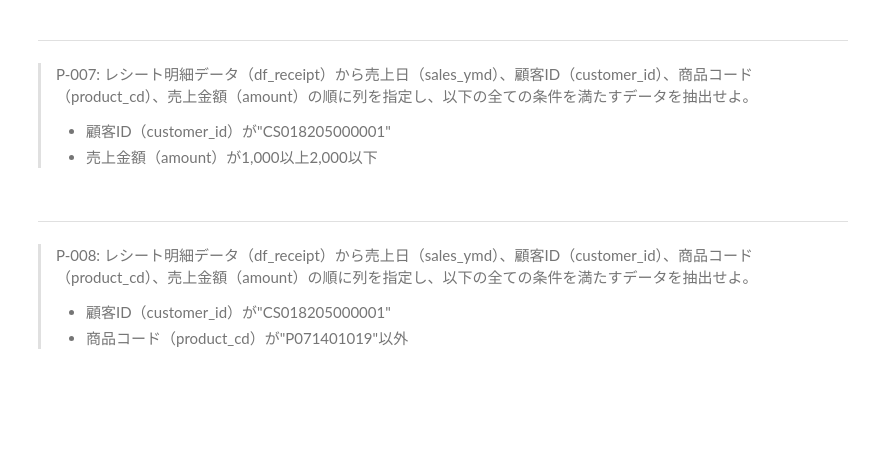
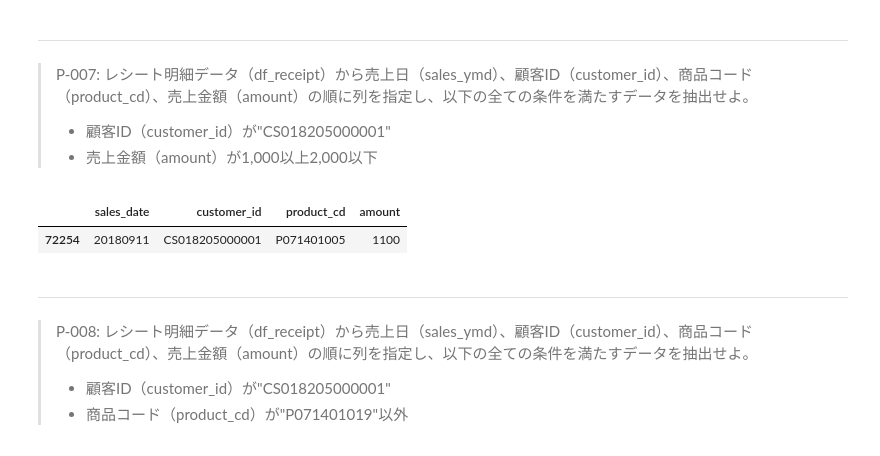
Before and after one commit to dikokib/100knock, a Jupyter notebook: preprocess_knock_Python.ipynb, the cells around one changed output. Cells and saved outputs as stored; diff of their text form; code cells hidden in the pictures; blank space fills up the shorter version.

```diff
--- a/preprocess_knock_Python.ipynb
+++ b/preprocess_knock_Python.ipynb
@@ -153,6 +153,11 @@ df_receipt_new2.query('customer_id=="CS018205000001" & (amount>=1000 | quantity>
 > P-007: レシート明細データ（df_receipt）から売上日（sales_ymd）、顧客ID（customer_id）、商品コード（product_cd）、売上金額（amount）の順に列を指定し、以下の全ての条件を満たすデータを抽出せよ。
 > - 顧客ID（customer_id）が"CS018205000001"
 > - 売上金額（amount）が1,000以上2,000以下
+# %%
+df_receipt_new.query('customer_id=="CS018205000001" & (1000<=amount<=2000)')
+# %% [output]
+|  | sales_date | customer_id | product_cd | amount |
+| 72254 | 20180911 | CS018205000001 | P071401005 | 1100 |
 # %% [markdown]
 ---
 > P-008: レシート明細データ（df_receipt）から売上日（sales_ymd）、顧客ID（customer_id）、商品コード（product_cd）、売上金額（amount）の順に列を指定し、以下の全ての条件を満たすデータを抽出せよ。
```
Also changed, not shown: parts of 3 cells of this notebook.
